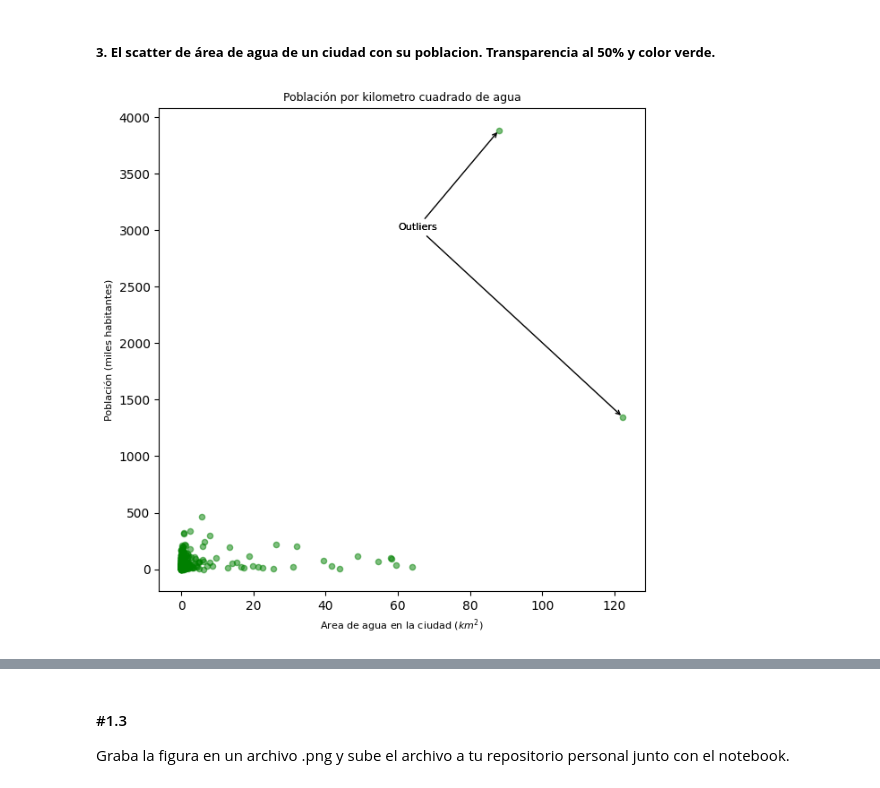
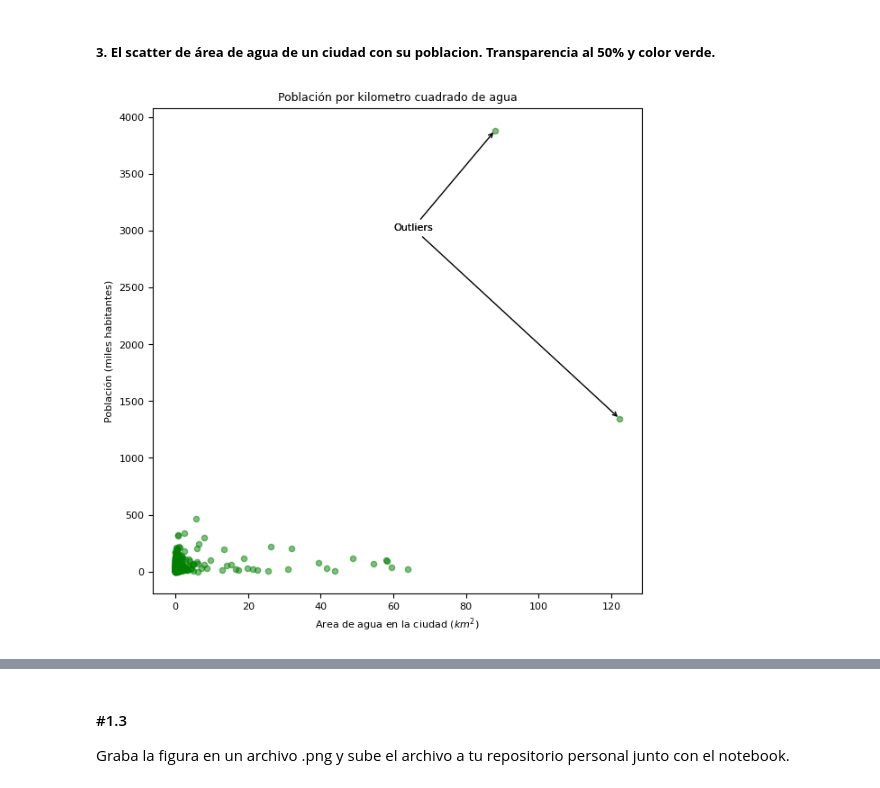
Before and after one commit to willwalker7/DS-Online-willwalker7, a Jupyter notebook: 03_Data_Analysis/Sprint_08/Unidad_01_Visualizacion_Basica_Matplotlib/03_Practica_Obligatoria/18_Practica_Obligatoria_Visualizacion_Basica.ipynb, the cells around one changed output, grey strips where cells are left out. Cells and saved outputs as stored; diff of their text form; code cells hidden in the pictures.

```diff
--- a/03_Data_Analysis/Sprint_08/Unidad_01_Visualizacion_Basica_Matplotlib/03_Practica_Obligatoria/18_Practica_Obligatoria_Visualizacion_Basica.ipynb
+++ b/03_Data_Analysis/Sprint_08/Unidad_01_Visualizacion_Basica_Matplotlib/03_Practica_Obligatoria/18_Practica_Obligatoria_Visualizacion_Basica.ipynb
@@ -131,30 +132,32 @@ ax.legend(["Hist Area"]);
 # %%
 kwargs = {"fontsize": 8}
 
 plt.figure(figsize=(7,7))
 plt.scatter(df["area_water_km2"],df["population_total"]/1000, c = "green", alpha = 0.5, s = 20)
 plt.xlabel("Area de agua en la ciudad ($km^2$)", **kwargs)
 plt.ylabel("Población (miles habitantes)", **kwargs)
 plt.title("Población por kilometro cuadrado de agua", fontsize  = 9)
+plt.xticks(fontsize=8)
+plt.yticks(fontsize=8)
 
 x = df["area_water_km2"]
 y = df["population_total"] / 1000
 
 idx_area = x.idxmax()
 max_area_water_x = x[idx_area]
 max_area_water_y = y[idx_area]
 
 idx_pop = y.idxmax()
 max_population_x = x[idx_pop]
 max_population_y = y[idx_pop]
 
 props_flecha = {
     "arrowstyle": "->"
 }
 
 plt.annotate("Outliers", xy = (max_area_water_x, max_area_water_y), xytext = (60, 3000),
     arrowprops = props_flecha, fontweight="normal", **kwargs)
 plt.annotate("Outliers", xy = (max_population_x, max_population_y), xytext = (60, 3000),
     arrowprops = props_flecha, fontweight="normal", **kwargs);
 # %% [output]
-[figure, old version]
+[figure, new version]
```
Also changed, not shown: parts of 5 cells of this notebook, 2 other files.
